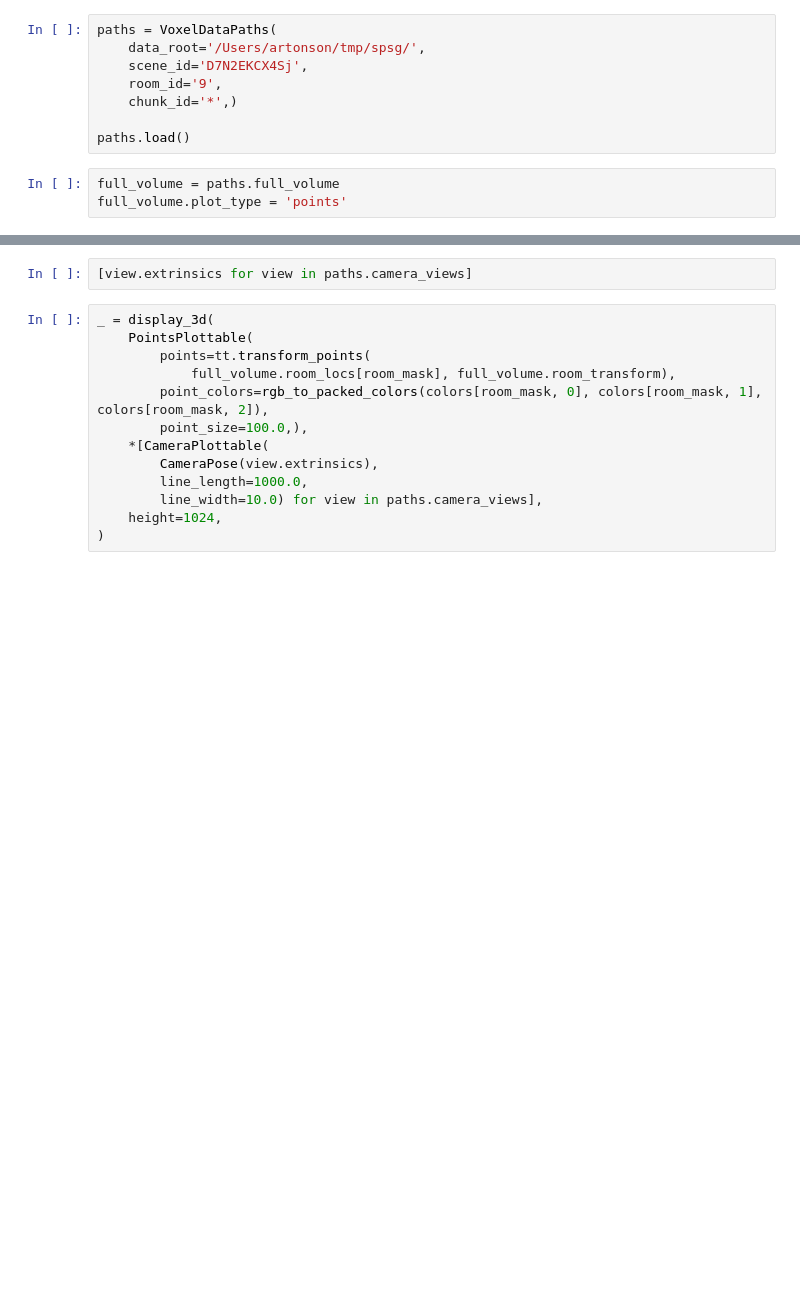
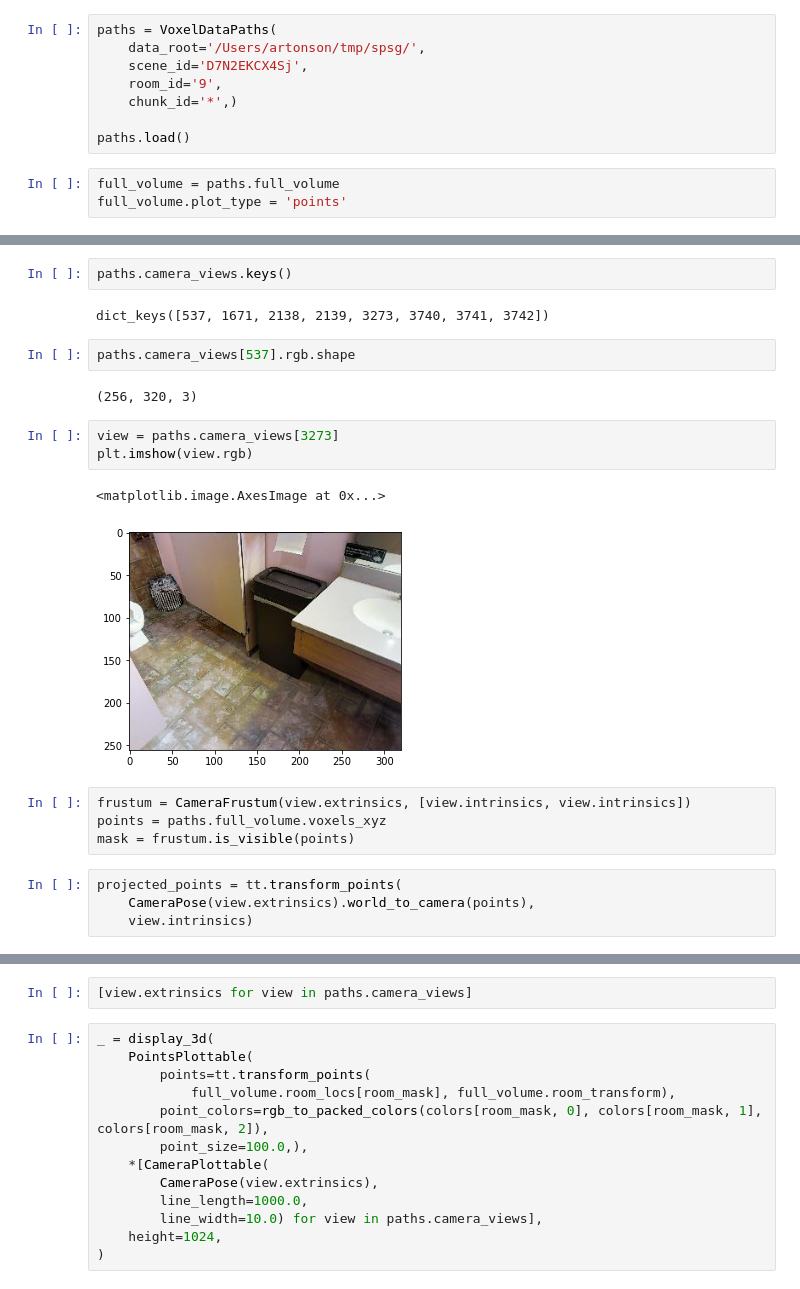
Before and after one commit to artonson/frustum_chunk_intersection, a Jupyter notebook: visualize.ipynb, the cells around one changed output, grey strips where cells are left out. Saved outputs shown, nothing was run; the diff lists cells and outputs as text; blank space fills up the shorter version.

```diff
--- a/visualize.ipynb
+++ b/visualize.ipynb
@@ -82,0 +47,22 @@ _ = display_3d(
+# %%
+paths.camera_views.keys()
+# %% [output]
+dict_keys([537, 1671, 2138, 2139, 3273, 3740, 3741, 3742])
+# %%
+paths.camera_views[537].rgb.shape
+# %% [output]
+(256, 320, 3)
+# %%
+view = paths.camera_views[3273]
+plt.imshow(view.rgb)
+# %% [output]
+<matplotlib.image.AxesImage at 0x...>
+[figure, added]
+# %%
+frustum = CameraFrustum(view.extrinsics, [view.intrinsics, view.intrinsics])
+points = paths.full_volume.voxels_xyz
+mask = frustum.is_visible(points)
+# %%
+projected_points = tt.transform_points(
+    CameraPose(view.extrinsics).world_to_camera(points),
+    view.intrinsics)
```
Also changed, not shown: parts of 16 cells of this notebook, 3 other files.
